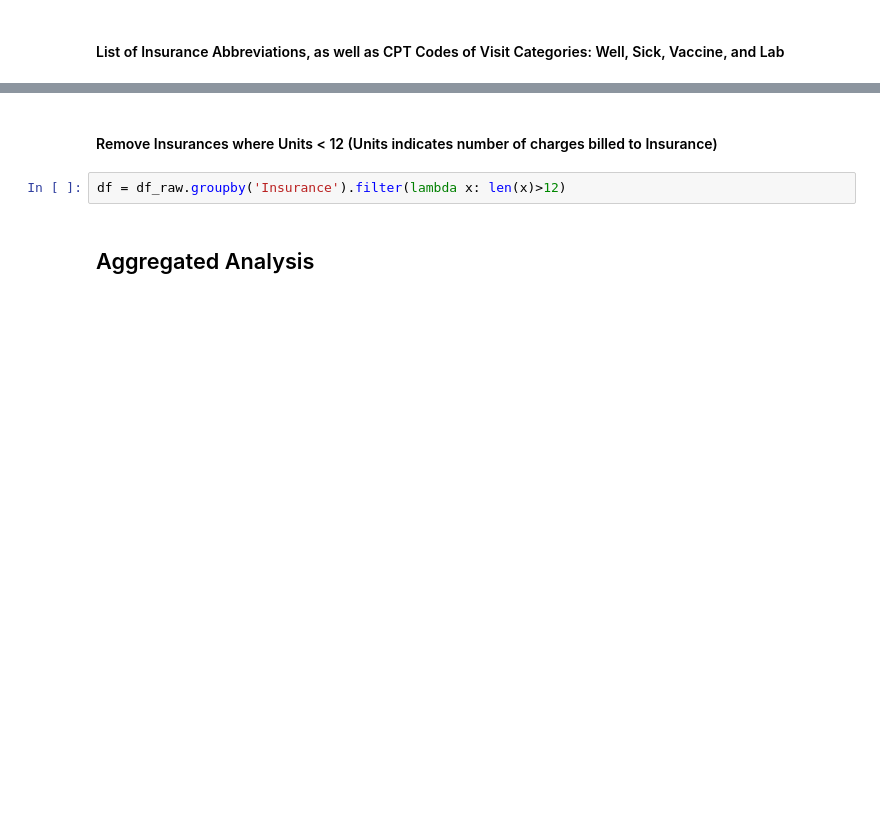
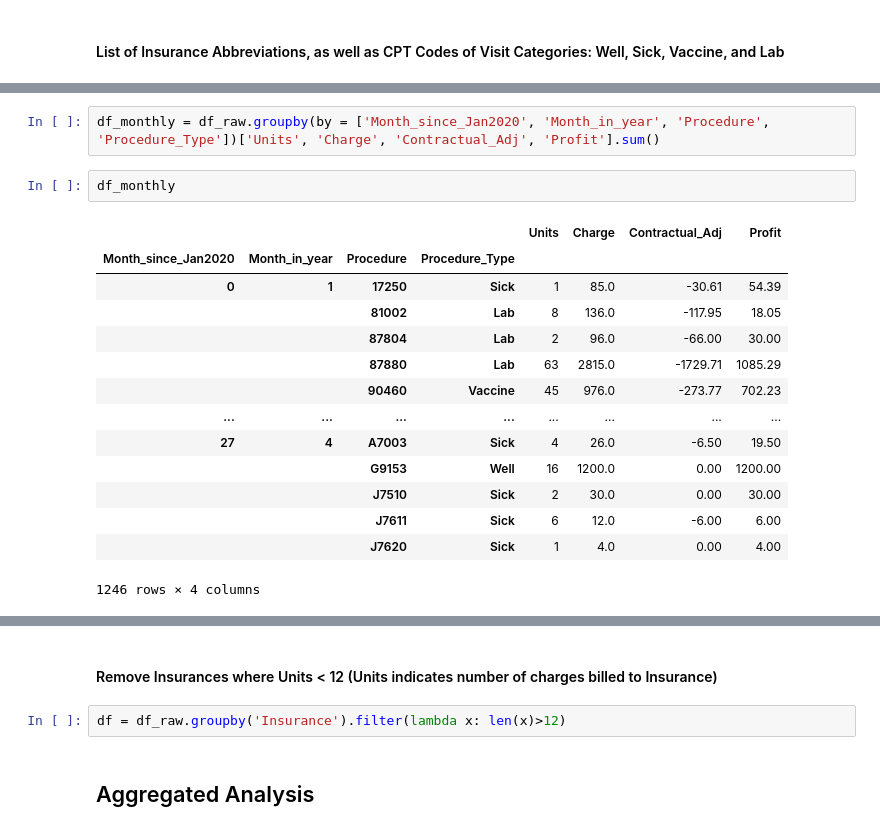
Before and after one commit to saajanrpatel/Sunshine, a Jupyter notebook: Overall_EDA.ipynb, the cells around one changed output, grey strips where cells are left out. Drawn from its saved outputs; the diff is of its cells as text; blank space fills up the shorter version.

```diff
--- a/Overall_EDA.ipynb
+++ b/Overall_EDA.ipynb
@@ -50,0 +131,19 @@ lab_CPTs = ['81002', '81002PP', '81025', '83655', '85025', '87804', '87804PP', '
+# %%
+df_monthly = df_raw.groupby(by = ['Month_since_Jan2020', 'Month_in_year', 'Procedure', 'Procedure_Type'])['Units', 'Charge', 'Contractual_Adj', 'Profit'].sum()
+# %%
+df_monthly
+# %% [output]
+|  |  |  |  | Units | Charge | Contractual_Adj | Profit |
+| Month_since_Jan2020 | Month_in_year | Procedure | Procedure_Type |  |  |  |  |
+| 0 | 1 | 17250 | Sick | 1 | 85.0 | -30.61 | 54.39 |
+|  |  | 81002 | Lab | 8 | 136.0 | -117.95 | 18.05 |
+|  |  | 87804 | Lab | 2 | 96.0 | -66.00 | 30.00 |
+|  |  | 87880 | Lab | 63 | 2815.0 | -1729.71 | 1085.29 |
+|  |  | 90460 | Vaccine | 45 | 976.0 | -273.77 | 702.23 |
+| ... | ... | ... | ... | ... | ... | ... | ... |
+| 27 | 4 | A7003 | Sick | 4 | 26.0 | -6.50 | 19.50 |
+|  |  | G9153 | Well | 16 | 1200.0 | 0.00 | 1200.00 |
+|  |  | J7510 | Sick | 2 | 30.0 | 0.00 | 30.00 |
+|  |  | J7611 | Sick | 6 | 12.0 | -6.00 | 6.00 |
+|  |  | J7620 | Sick | 1 | 4.0 | 0.00 | 4.00 |
+1246 rows × 4 columns
```
Also changed, not shown: parts of 61 cells of this notebook, 4 other files.
